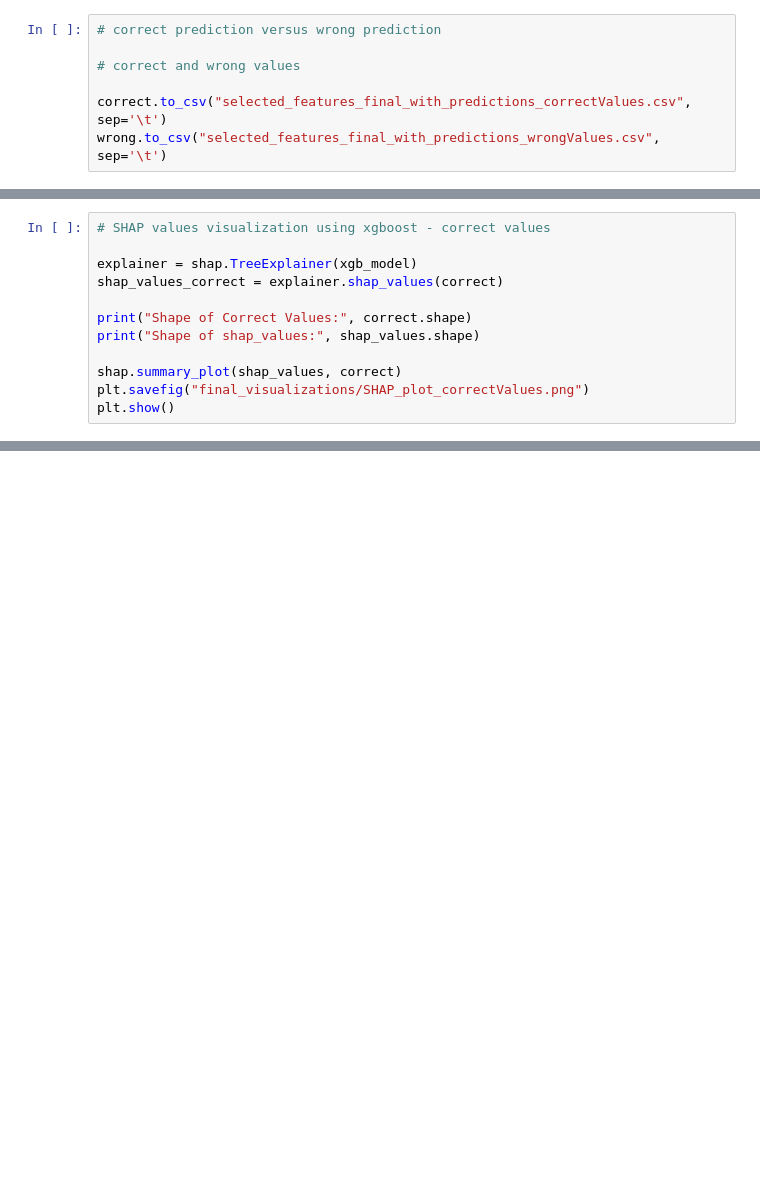
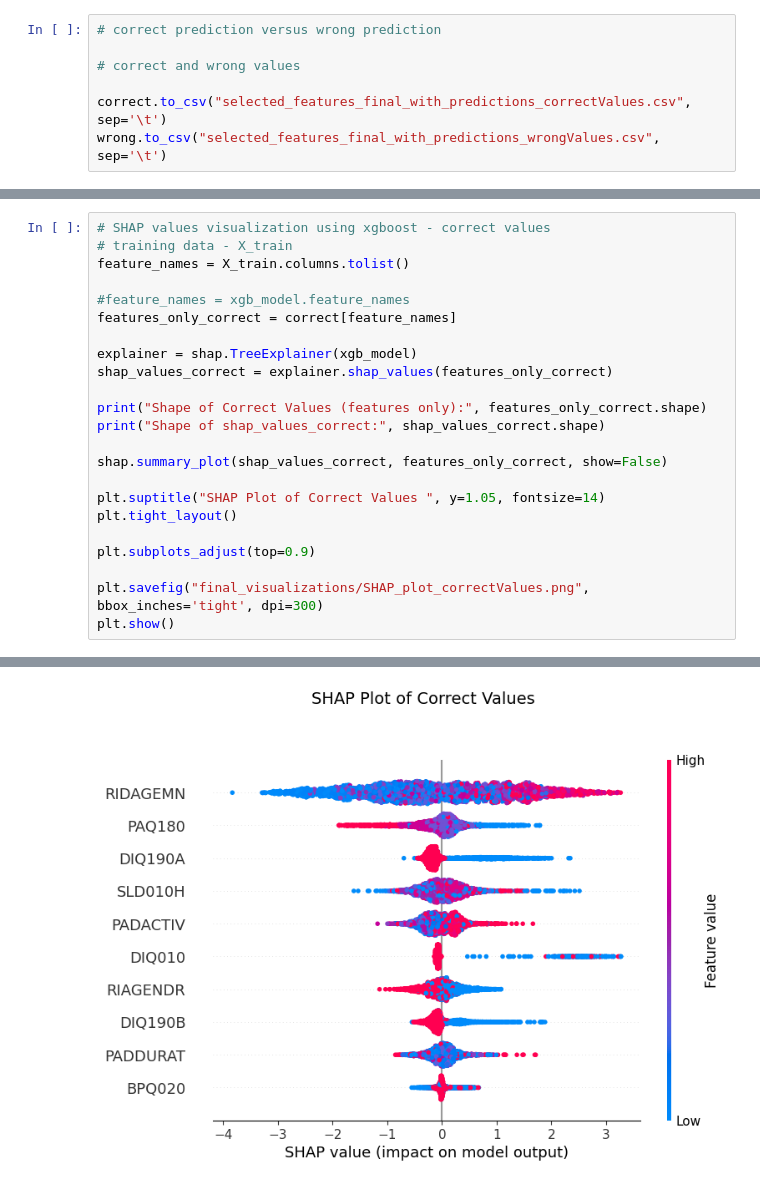
Before and after one commit to BK5102/FURI_Research-Project, a Jupyter notebook: final_analysis.ipynb, the cells around one changed output, grey strips where cells are left out. Saved outputs shown, nothing was run; the diff lists cells and outputs as text; blank space fills up the shorter version.

```diff
--- a/final_analysis.ipynb
+++ b/final_analysis.ipynb
@@ -302,13 +339,24 @@ Shape of shap_values: (4536, 10)
 # %%
 # SHAP values visualization using xgboost - correct values
+# training data - X_train
+feature_names = X_train.columns.tolist()
+
+#feature_names = xgb_model.feature_names
+features_only_correct = correct[feature_names]
 
 explainer = shap.TreeExplainer(xgb_model)
-shap_values_correct = explainer.shap_values(correct)
+shap_values_correct = explainer.shap_values(features_only_correct)
 
-print("Shape of Correct Values:", correct.shape)
-print("Shape of shap_values:", shap_values.shape)
+print("Shape of Correct Values (features only):", features_only_correct.shape)
+print("Shape of shap_values_correct:", shap_values_correct.shape)
 
-shap.summary_plot(shap_values, correct)
-plt.savefig("final_visualizations/SHAP_plot_correctValues.png")
+shap.summary_plot(shap_values_correct, features_only_correct, show=False)
+
+plt.suptitle("SHAP Plot of Correct Values ", y=1.05, fontsize=14)
+plt.tight_layout()
+
+plt.subplots_adjust(top=0.9)
+
+plt.savefig("final_visualizations/SHAP_plot_correctValues.png", bbox_inches='tight', dpi=300)
 plt.show()
 # %% [output]
@@ -315,0 +365 @@ XGBoostError: [16:21:43] C:\actions-runner\_work\xgboost\xgboost\src\c_api\c_api
+[figure, added]
```
Also changed, not shown: parts of 12 cells of this notebook, 3 other files.
